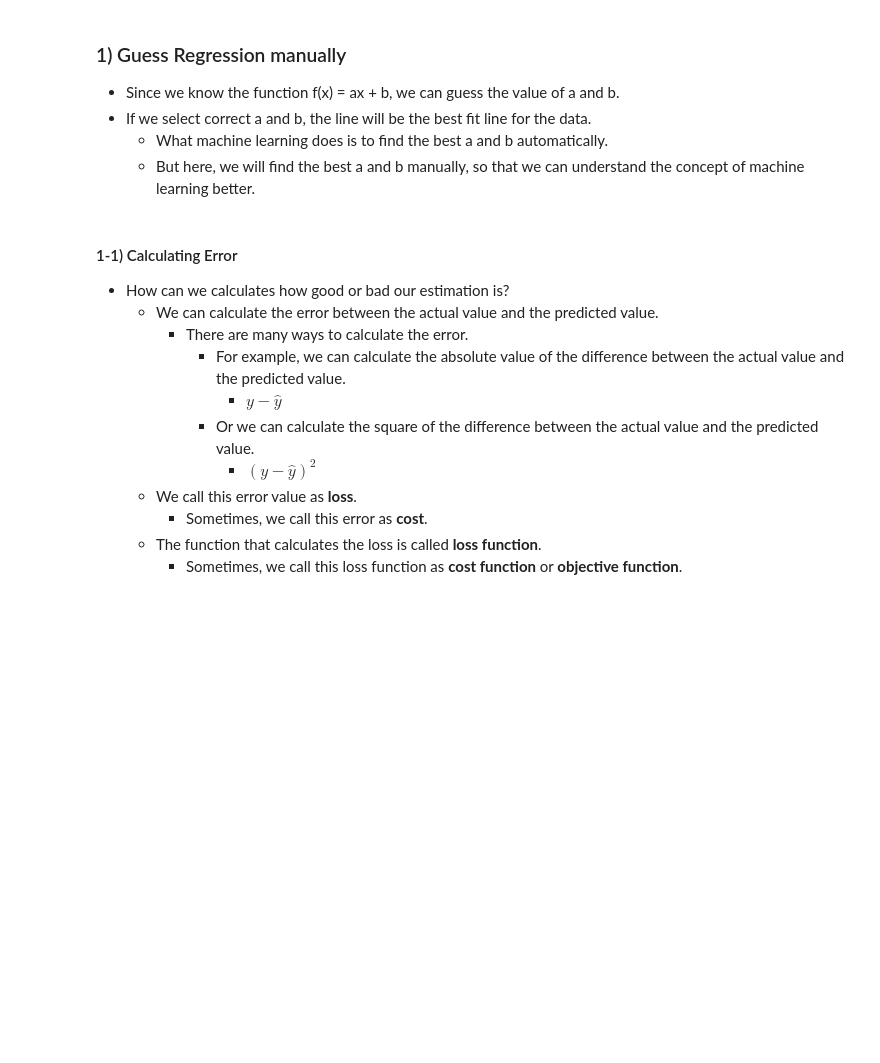
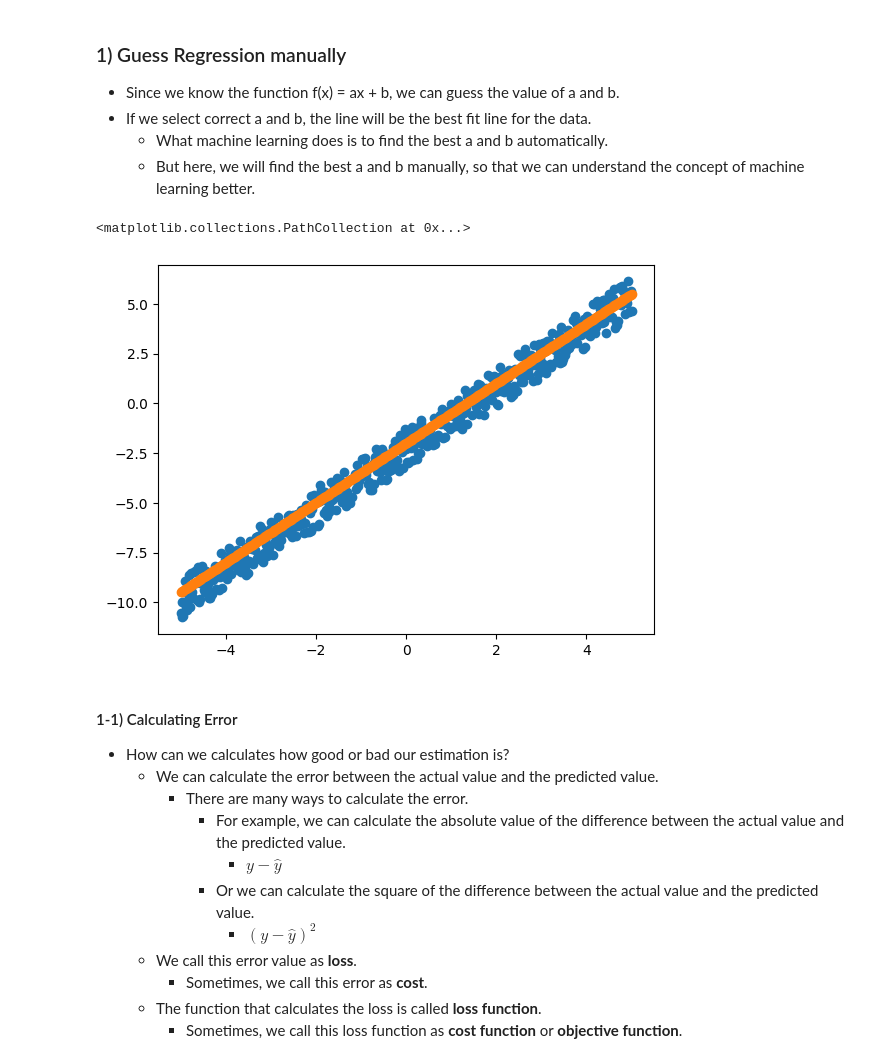
Before and after one commit to jdasam/mas1004, a Jupyter notebook: live_coding/2_function_approximation.ipynb, the cells around one changed output. Drawn from its saved outputs; the diff is of its cells as text; code cells hidden in the pictures; blank space fills up the shorter version.

```diff
--- a/live_coding/2_function_approximation.ipynb
+++ b/live_coding/2_function_approximation.ipynb
@@ -115,16 +139,19 @@ random.seed(0)
 # %%
 # Let's suppose we try guessing a and b manually
 
-est_a = 0
-est_b = 0
+est_a = 1.5
+est_b = -2
 
 def my_estimation(x, est_a, est_b):
-  return
+  return x * est_a + est_b
 
 est_ys = [my_estimation(x, est_a, est_b) for x in xs]
 
 plt.scatter(xs, ys) # coloured with blue
 plt.scatter(xs, est_ys) # coloured with orange
+# %% [output]
+<matplotlib.collections.PathCollection at 0x...>
+[figure, added]
 # %% [markdown]
 #### 1-1) Calculating Error
 - How can we calculates how good or bad our estimation is?
```
Also changed, not shown: parts of 11 cells of this notebook.
